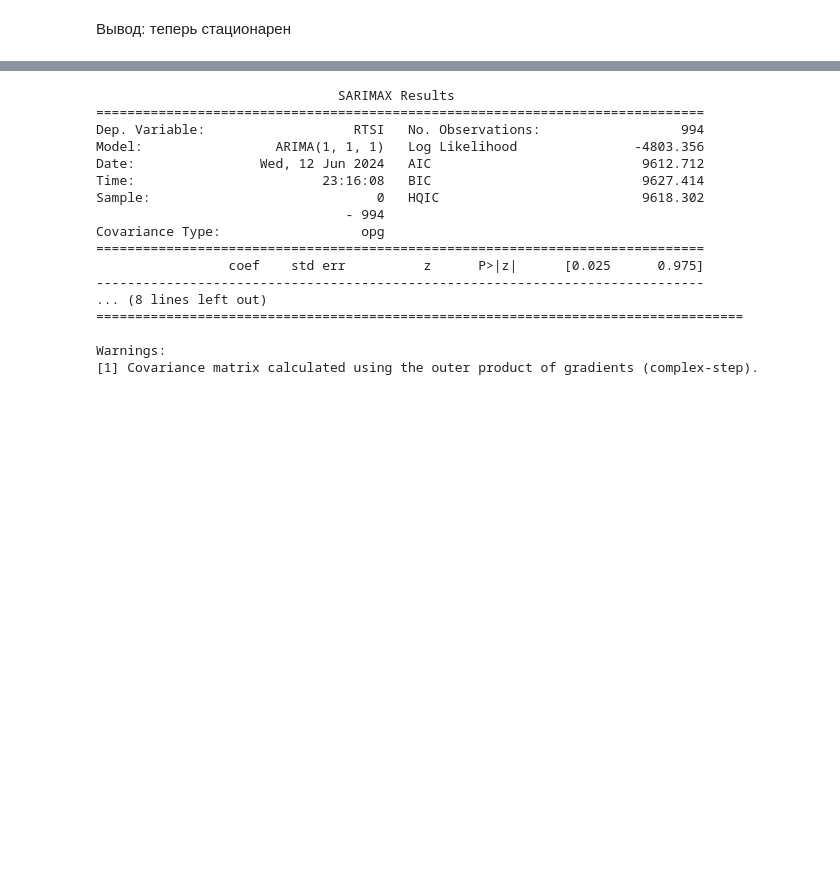
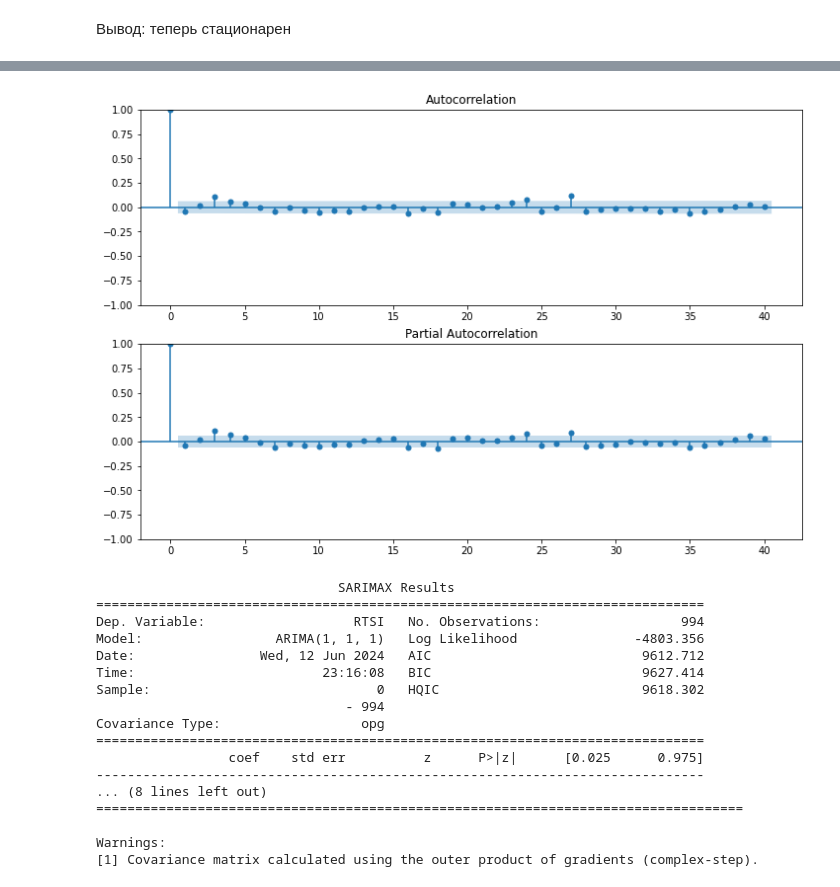
Before and after one commit to vladimirKarlov01/portfolio-risk, a Jupyter notebook: analyze_risk_factors.ipynb, the cells around one changed output, grey strips where cells are left out. Saved outputs shown, nothing was run; the diff lists cells and outputs as text; code cells hidden in the pictures; blank space fills up the shorter version.

```diff
--- a/analyze_risk_factors.ipynb
+++ b/analyze_risk_factors.ipynb
@@ -94,3 +106,7 @@ plt.show()
+# %%
+plot_acf_pacf(data['RTSI_diff'])
+# %% [output]
+[figure, added]
 # %%
 # Выбор параметров ARIMA
 p = 1  # Количество лагов авторегрессии, основанное на PACF
```
Also changed, not shown: parts of 60 cells of this notebook.
